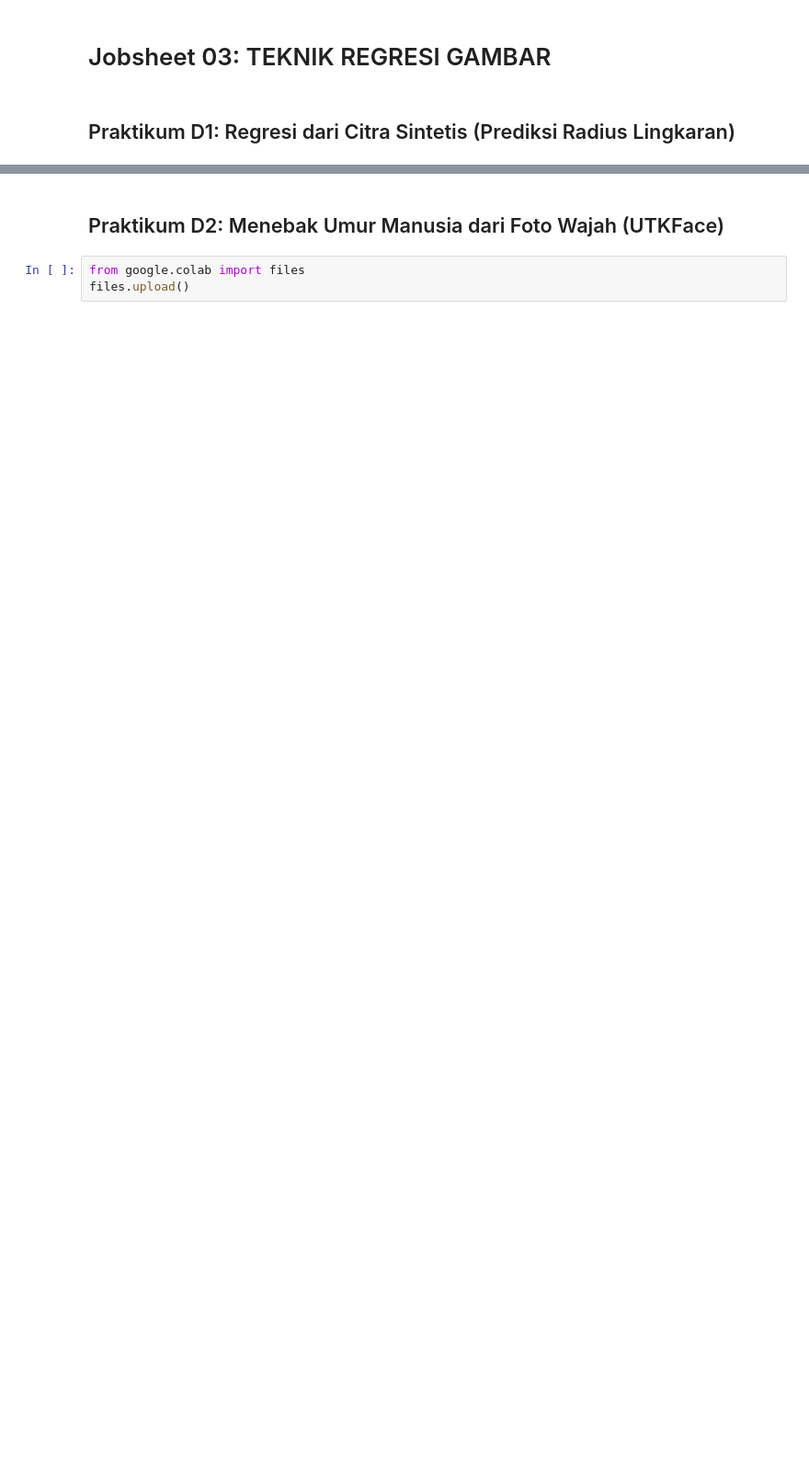
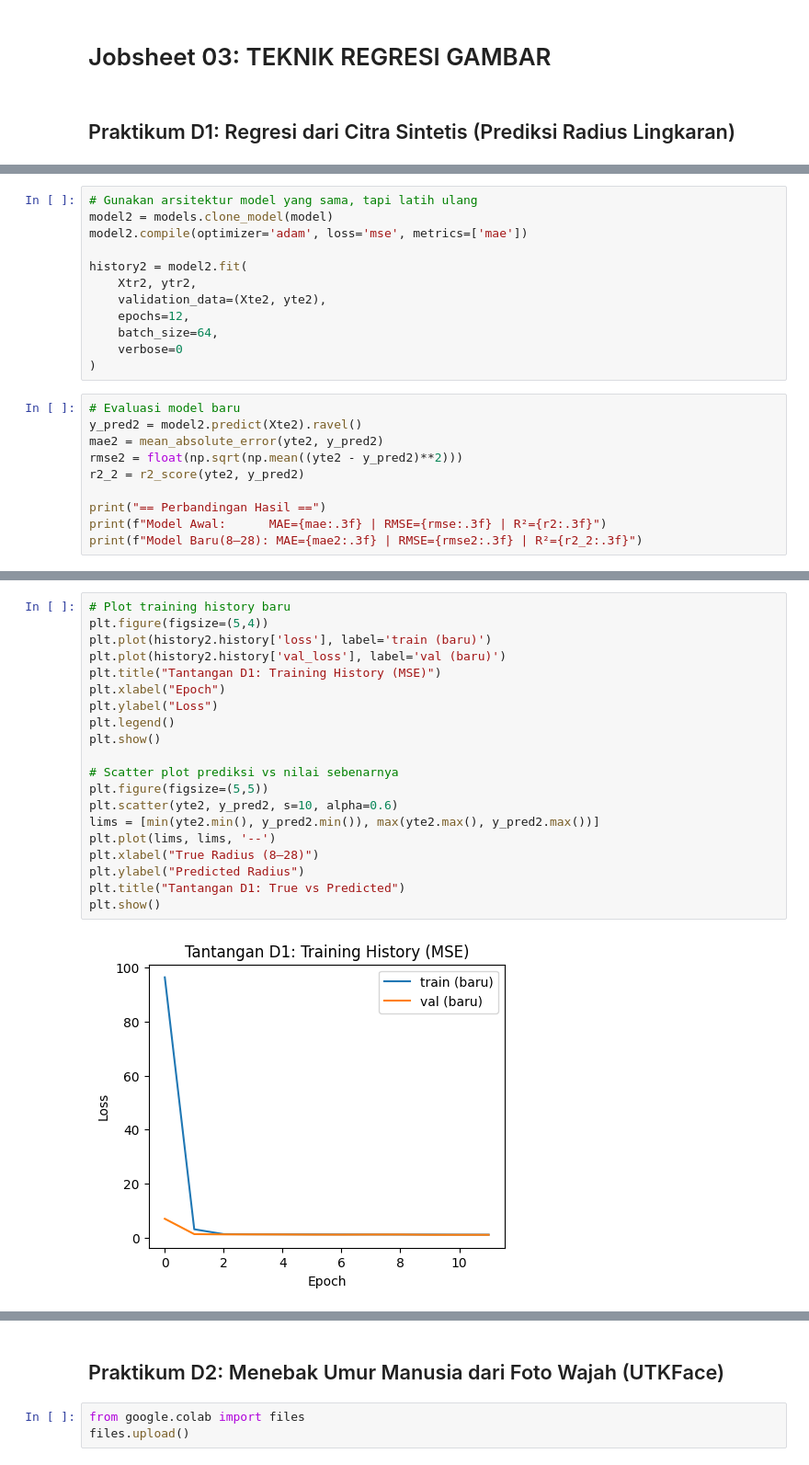
Before and after one commit to khansaintania/2025_VISI_KOMPUTER_TI2B, a Jupyter notebook: Jobsheet_03_TeknikRegresiGambar.ipynb, the cells around one changed output, grey strips where cells are left out. Shown at 92% size. Saved outputs shown, nothing was run; the diff lists cells and outputs as text; blank space fills up the shorter version.

```diff
--- a/Jobsheet_03_TeknikRegresiGambar.ipynb
+++ b/Jobsheet_03_TeknikRegresiGambar.ipynb
@@ -130,0 +163,22 @@ plt.show()
+# %%
+# Gunakan arsitektur model yang sama, tapi latih ulang
+model2 = models.clone_model(model)
+model2.compile(optimizer='adam', loss='mse', metrics=['mae'])
+
+history2 = model2.fit(
+    Xtr2, ytr2,
+    validation_data=(Xte2, yte2),
+    epochs=12,
+    batch_size=64,
+    verbose=0
+)
+# %%
+# Evaluasi model baru
+y_pred2 = model2.predict(Xte2).ravel()
+mae2 = mean_absolute_error(yte2, y_pred2)
+rmse2 = float(np.sqrt(np.mean((yte2 - y_pred2)**2)))
+r2_2 = r2_score(yte2, y_pred2)
+
+print("== Perbandingan Hasil ==")
+print(f"Model Awal:      MAE={mae:.3f} | RMSE={rmse:.3f} | R²={r2:.3f}")
+print(f"Model Baru(8–28): MAE={mae2:.3f} | RMSE={rmse2:.3f} | R²={r2_2:.3f}")
@@ -130,0 +190,22 @@ plt.show()
+# %%
+# Plot training history baru
+plt.figure(figsize=(5,4))
+plt.plot(history2.history['loss'], label='train (baru)')
+plt.plot(history2.history['val_loss'], label='val (baru)')
+plt.title("Tantangan D1: Training History (MSE)")
+plt.xlabel("Epoch")
+plt.ylabel("Loss")
+plt.legend()
+plt.show()
+
+# Scatter plot prediksi vs nilai sebenarnya
+plt.figure(figsize=(5,5))
+plt.scatter(yte2, y_pred2, s=10, alpha=0.6)
+lims = [min(yte2.min(), y_pred2.min()), max(yte2.max(), y_pred2.max())]
+plt.plot(lims, lims, '--')
+plt.xlabel("True Radius (8–28)")
+plt.ylabel("Predicted Radius")
+plt.title("Tantangan D1: True vs Predicted")
+plt.show()
+# %% [output]
+[figure, added]
```
Also changed, not shown: parts of 29 cells of this notebook.
